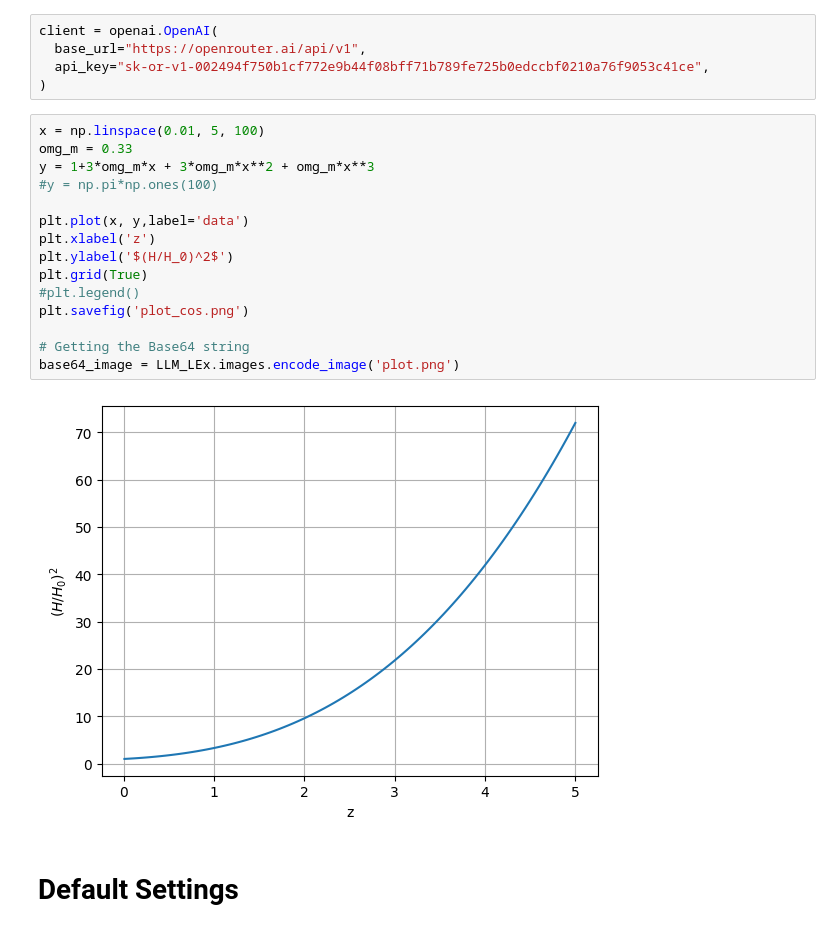
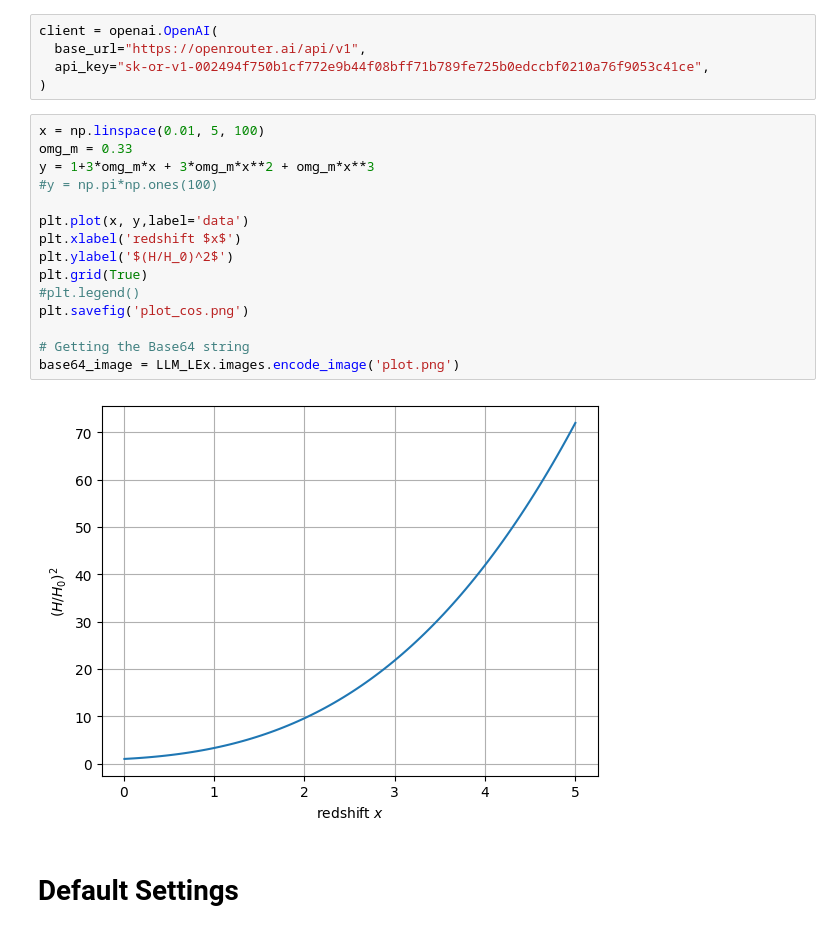
Before and after one commit to harveyThomas4692/llmlex, a Jupyter notebook: Examples/domain_specific.ipynb, the cells around one changed output. Saved outputs shown, nothing was run; the diff lists cells and outputs as text.

```diff
--- a/Examples/domain_specific.ipynb
+++ b/Examples/domain_specific.ipynb
@@ -23,20 +23,20 @@ client = openai.OpenAI(
 # %%
 x = np.linspace(0.01, 5, 100)
 omg_m = 0.33
 y = 1+3*omg_m*x + 3*omg_m*x**2 + omg_m*x**3
 #y = np.pi*np.ones(100)
 
 plt.plot(x, y,label='data')
-plt.xlabel('z')
+plt.xlabel('redshift $x$')
 plt.ylabel('$(H/H_0)^2$')
 plt.grid(True)
 #plt.legend()
 plt.savefig('plot_cos.png')
 
 # Getting the Base64 string
 base64_image = LLM_LEx.images.encode_image('plot.png')
 # %% [output]
-[figure, old version]
+[figure, new version]
 # %% [markdown]
 # Default Settings
 # %%
```
Also changed, not shown: parts of 4 cells of this notebook, 3 other files.
